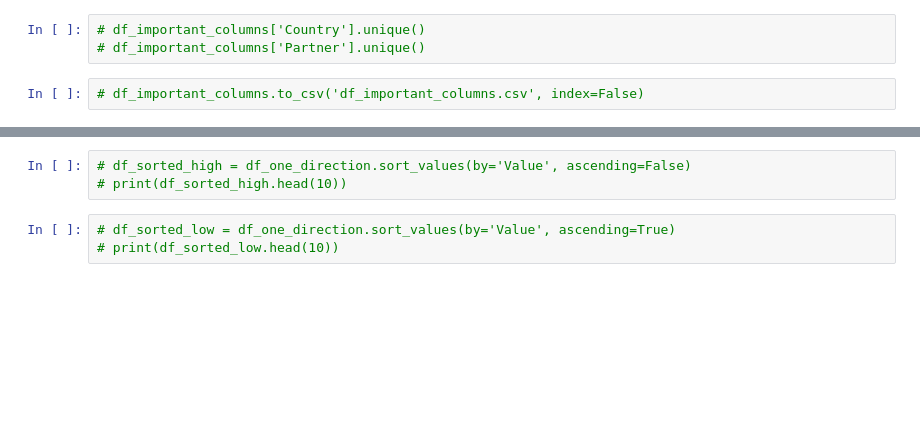
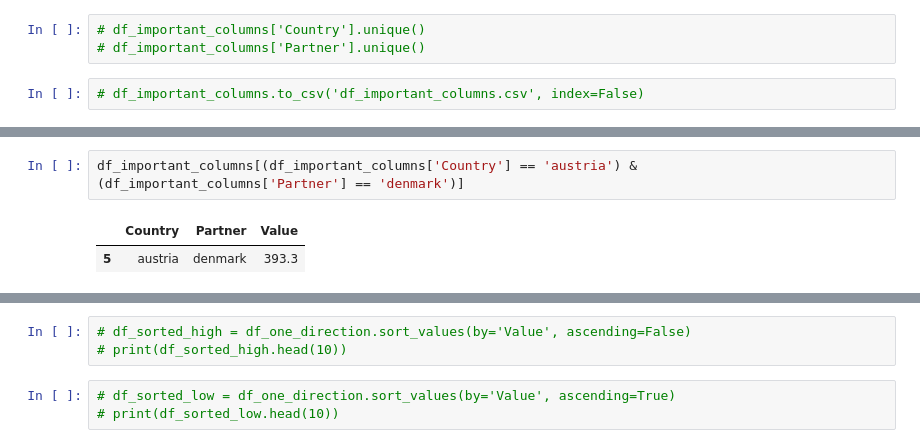
Before and after one commit to WojciechGierulski/TASS23Z, a Jupyter notebook: data preprocessing and plotting/dataset_processing.ipynb, the cells around one changed output, grey strips where cells are left out. Cells and saved outputs as stored; diff of their text form; blank space fills up the shorter version.

```diff
--- a/data preprocessing and plotting/dataset_processing.ipynb
+++ b/data preprocessing and plotting/dataset_processing.ipynb
@@ -105,0 +202,5 @@ df_one_direction = df_important_columns
+# %%
+df_important_columns[(df_important_columns['Country'] == 'austria') & (df_important_columns['Partner'] == 'denmark')]
+# %% [output]
+|  | Country | Partner | Value |
+| 5 | austria | denmark | 393.3 |
```
Also changed, not shown: parts of 12 cells of this notebook.
